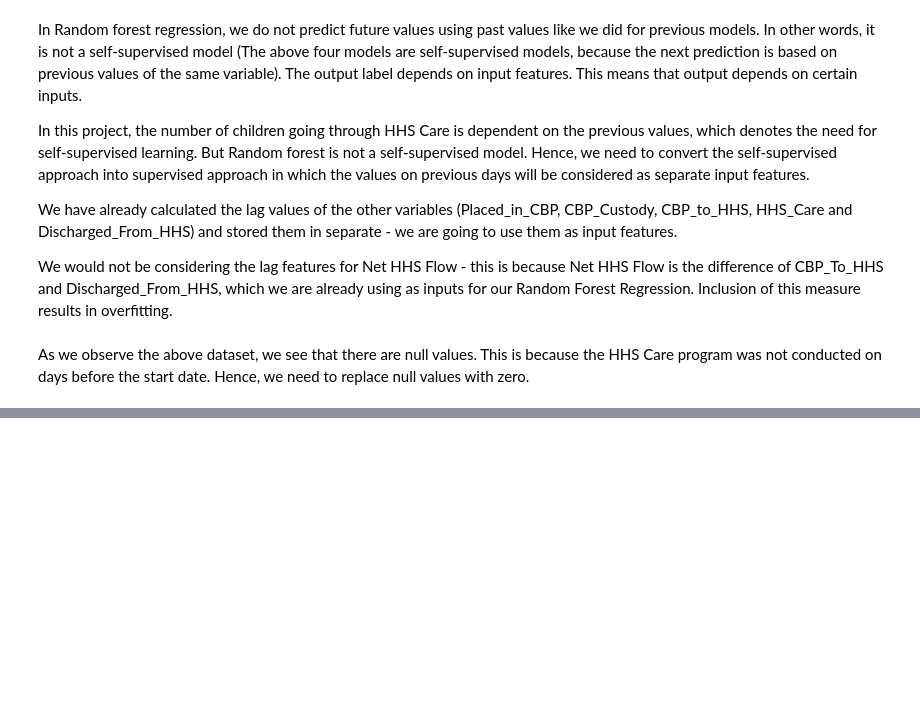
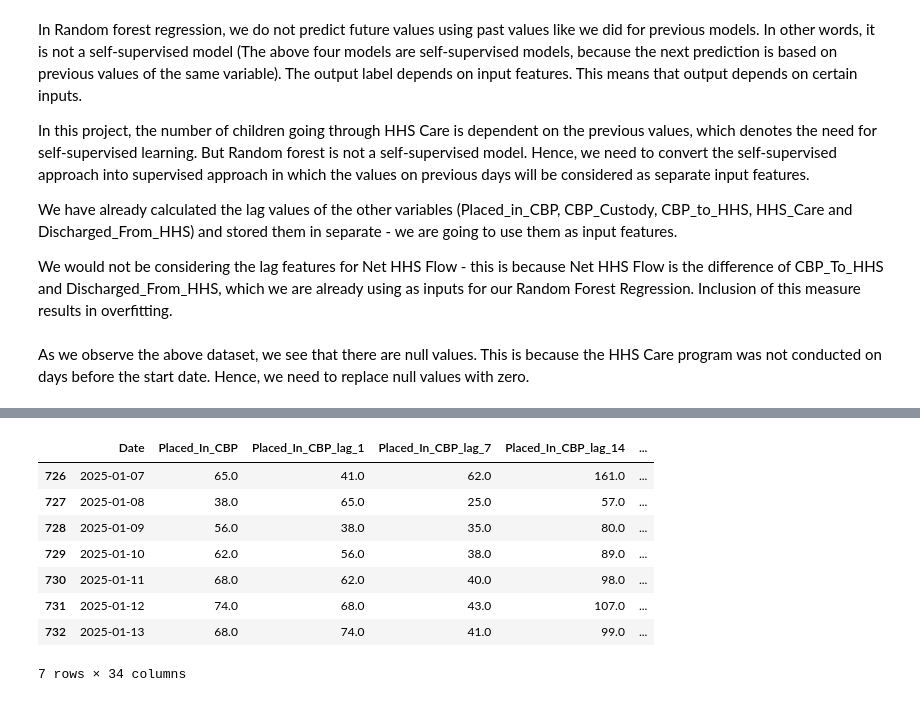
Before and after one commit to amithvardhan99/resume-projects, a Jupyter notebook: Predictive Forecasting of Care Load & Placement Demand/notebook.ipynb, the cells around one changed output, grey strips where cells are left out. Cells and saved outputs as stored; diff of their text form; code cells hidden in the pictures; blank space fills up the shorter version.

```diff
--- a/Predictive Forecasting of Care Load & Placement Demand/notebook.ipynb
+++ b/Predictive Forecasting of Care Load & Placement Demand/notebook.ipynb
@@ -1197,0 +1299,12 @@ df_lag_test = df_lag[[k in testing_dates for k in df_lag["Date"]]].drop(columns=
+# %%
+test
+# %% [output]
+|  | Date | Placed_In_CBP | Placed_In_CBP_lag_1 | Placed_In_CBP_lag_7 | Placed_In_CBP_lag_14 | ... |
+| 726 | 2025-01-07 | 65.0 | 41.0 | 62.0 | 161.0 | ... |
+| 727 | 2025-01-08 | 38.0 | 65.0 | 25.0 | 57.0 | ... |
+| 728 | 2025-01-09 | 56.0 | 38.0 | 35.0 | 80.0 | ... |
+| 729 | 2025-01-10 | 62.0 | 56.0 | 38.0 | 89.0 | ... |
+| 730 | 2025-01-11 | 68.0 | 62.0 | 40.0 | 98.0 | ... |
+| 731 | 2025-01-12 | 74.0 | 68.0 | 43.0 | 107.0 | ... |
+| 732 | 2025-01-13 | 68.0 | 74.0 | 41.0 | 99.0 | ... |
+7 rows × 34 columns
```
Also changed, not shown: parts of 19 cells of this notebook, 3 other files.
